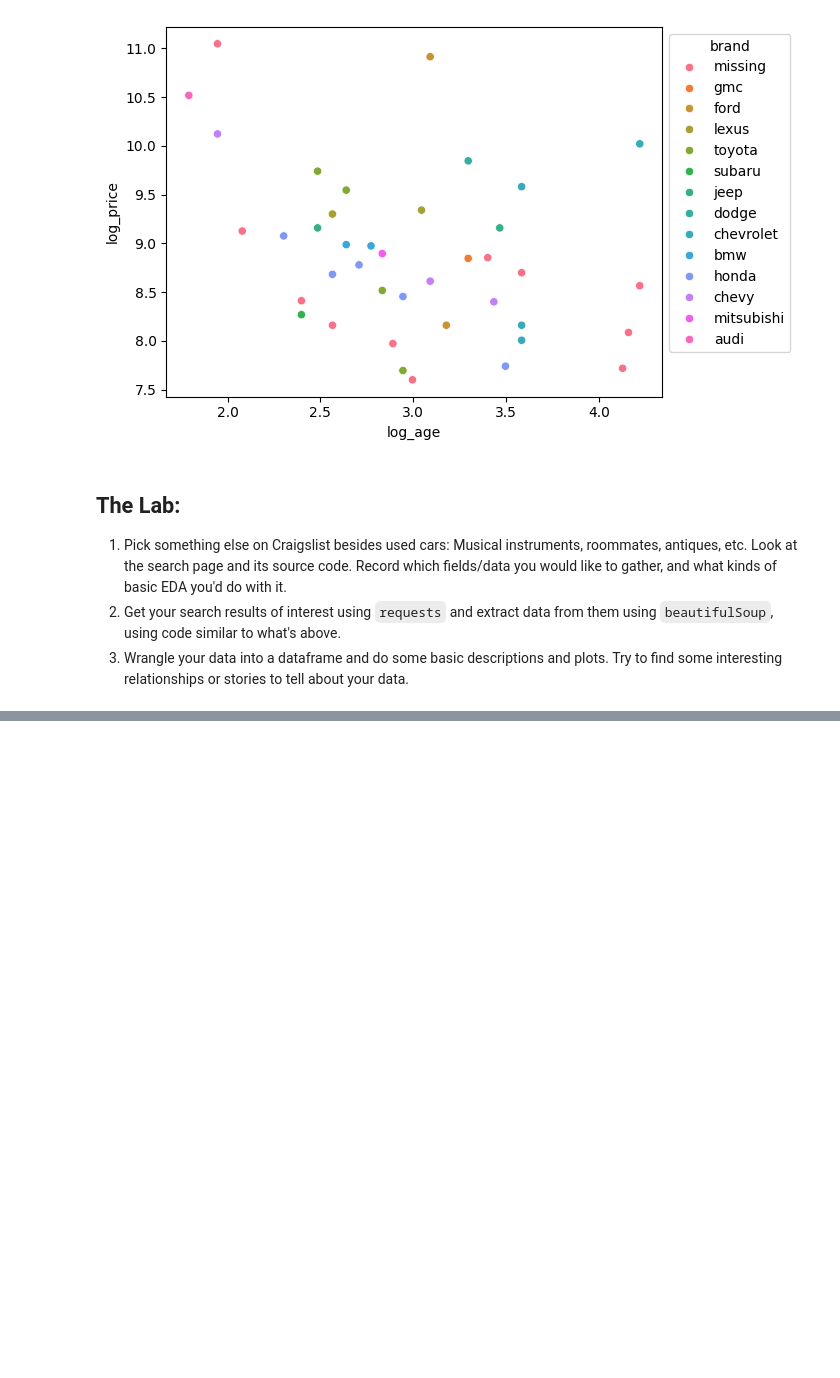
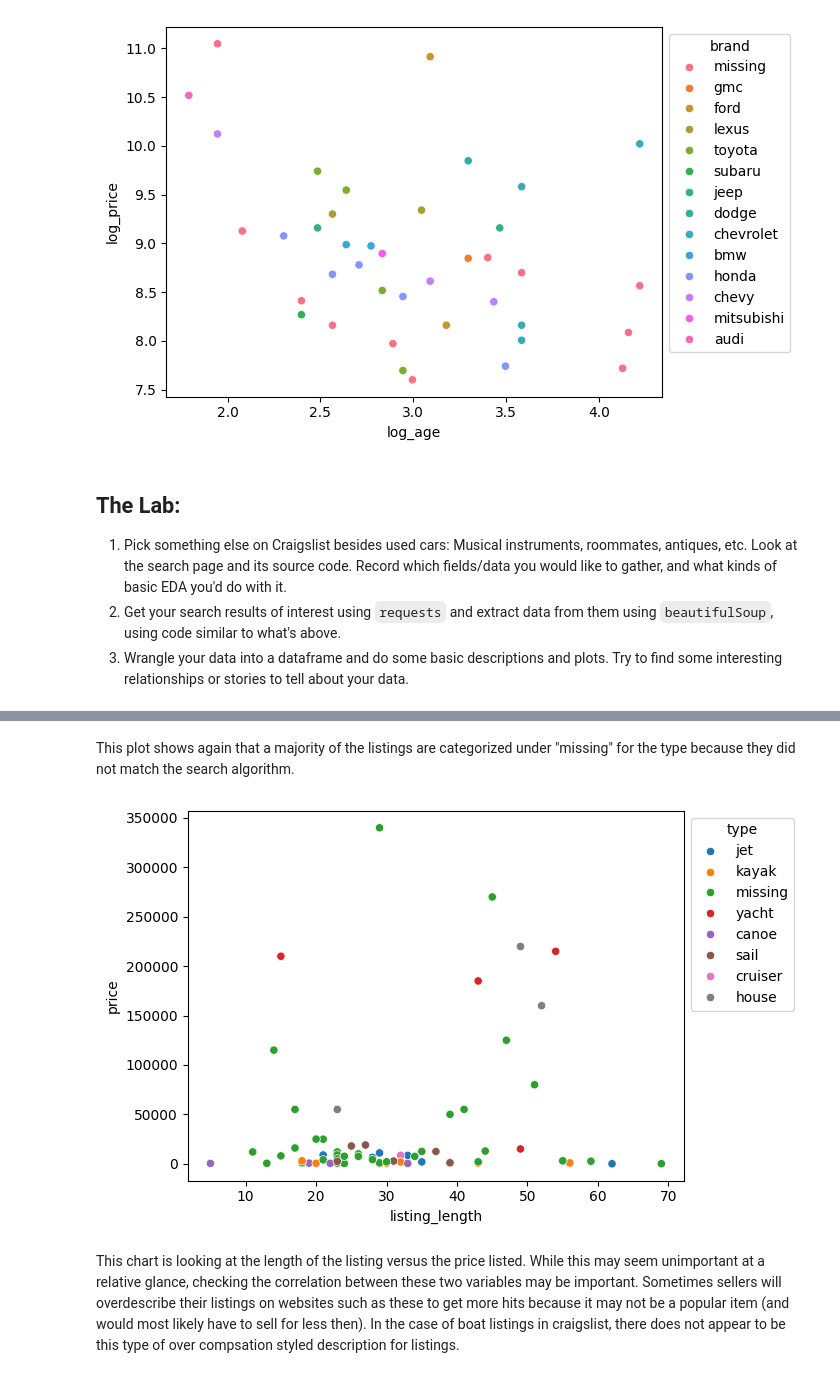
Before and after one commit to RyanErm/wrangling1, a Jupyter notebook: lab/lab_notebook.ipynb, the cells around one changed output, grey strips where cells are left out. Drawn from its saved outputs; the diff is of its cells as text; code cells hidden in the pictures; blank space fills up the shorter version.

```diff
--- a/lab/lab_notebook.ipynb
+++ b/lab/lab_notebook.ipynb
@@ -274,0 +304,10 @@ print(df1)
+# %% [markdown]
+This plot shows again that a majority of the listings are categorized under "missing" for the type because they did not match the search algorithm.
+# %%
+df1["listing_length"]=df1['title'].str.len()
+ax = sns.scatterplot(data=df1, x='listing_length', y='price',hue='type')
+sns.move_legend(ax, "upper left", bbox_to_anchor=(1, 1))
+# %% [output]
+[figure, added]
+# %% [markdown]
+This chart is looking at the length of the listing versus the price listed. While this may seem unimportant at a relative glance, checking the correlation between these two variables may be important. Sometimes sellers will overdescribe their listings on websites such as these to get more hits because it may not be a popular item (and would most likely have to sell for less then). In the case of boat listings in craigslist, there does not appear to be this type of over compsation styled description for listings.
```
Also changed, not shown: parts of 9 cells of this notebook.
